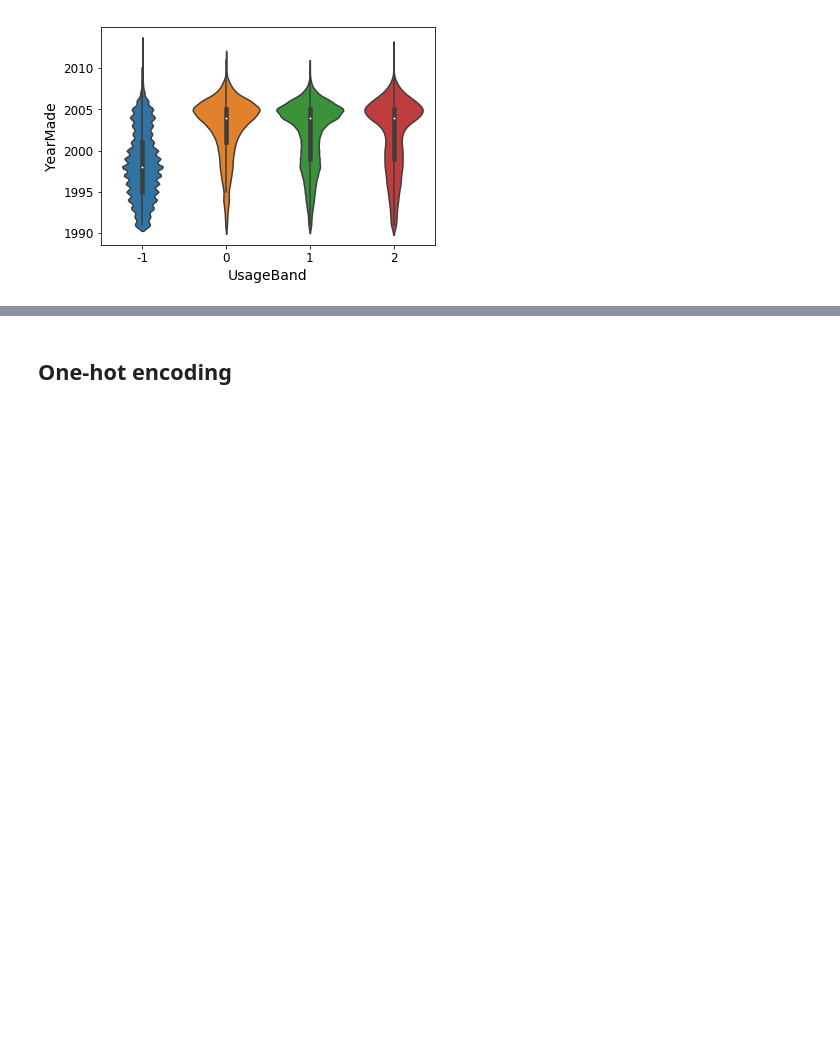
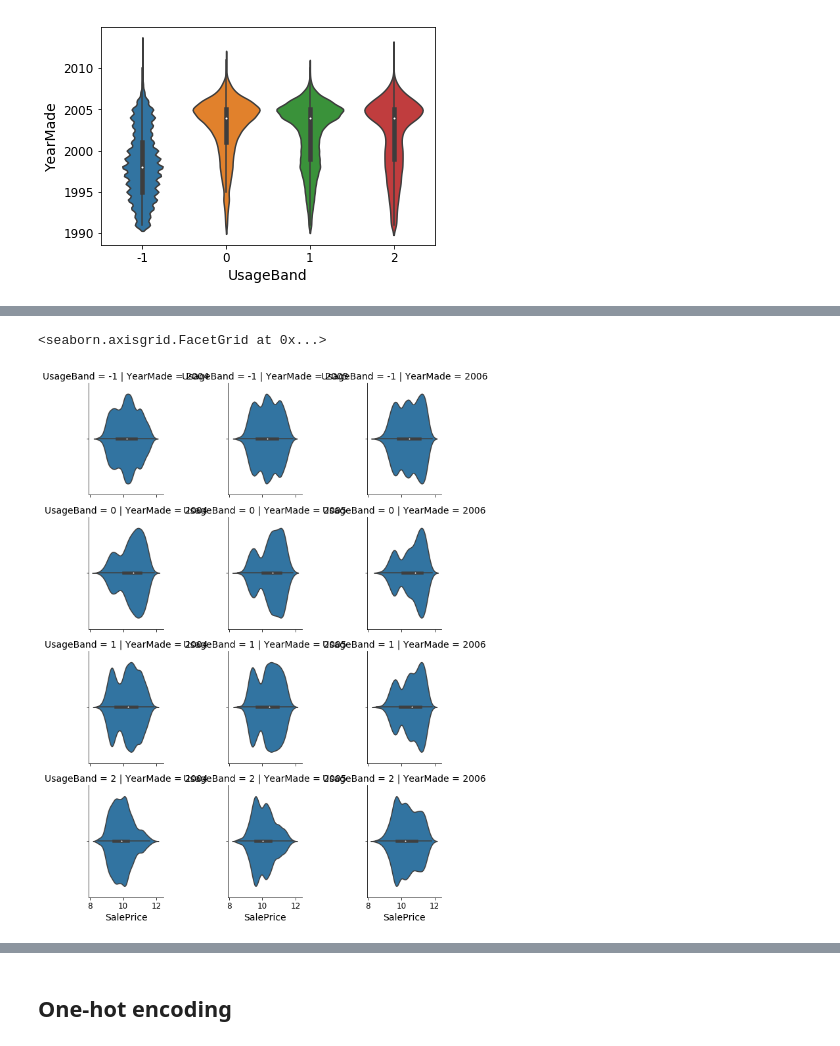
Before and after one commit to emmanuel-galindo/Jupyter-Notebooks, a Jupyter notebook: lesson2-rf_interpretation-manu.ipynb, the cells around one changed output, grey strips where cells are left out. Drawn from its saved outputs; the diff is of its cells as text; code cells hidden in the pictures; blank space fills up the shorter version.

```diff
--- a/lesson2-rf_interpretation-manu.ipynb
+++ b/lesson2-rf_interpretation-manu.ipynb
@@ -341,0 +353,8 @@ sns.violinplot(
+# %%
+df_grid = df_raw[df_raw['YearMade'].isin(['2004', '2005', '2006'])]
+
+g = sns.FacetGrid(df_grid, row="UsageBand", col="YearMade")
+g.map(sns.violinplot, "SalePrice")
+# %% [output]
+<seaborn.axisgrid.FacetGrid at 0x...>
+[figure, added]
```
Also changed, not shown: parts of 3 cells of this notebook.
